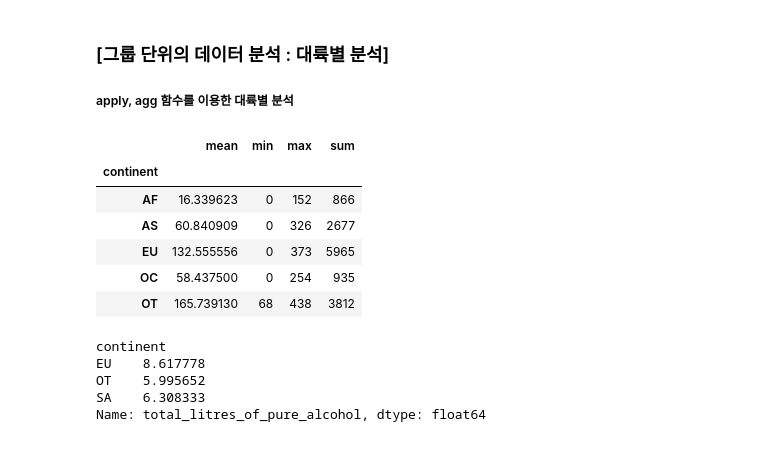
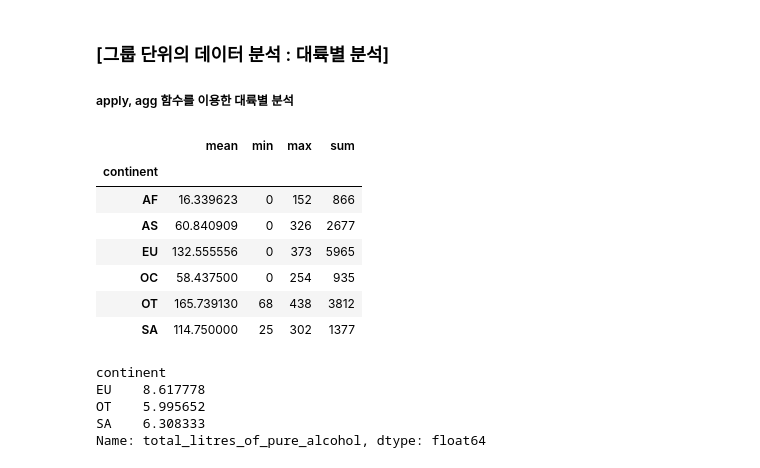
Before and after one commit to Ihan0316/ai_scool, a Jupyter notebook: 7월/7-21/05EDA분석단계-drinking_data-0.ipynb, the cells around one changed output. Saved outputs shown, nothing was run; the diff lists cells and outputs as text; code cells hidden in the pictures.

```diff
--- a/7월/7-21/05EDA분석단계-drinking_data-0.ipynb
+++ b/7월/7-21/05EDA분석단계-drinking_data-0.ipynb
@@ -138,5 +128,6 @@ dtype: object
 # %%
 # 결측데이터를 처리합니다 : 기타 대륙으로 통합 -> 'OT'
+drinks['continent'] = drinks['continent'].fillna('OT')
 # %%
 drinks.head(10)
 # %% [output]
@@ -172,13 +163,17 @@ plt.show()
 ##### apply, agg 함수를 이용한 대륙별 분석
 # %%
 # 대륙별 spirit_servings의 평균, 최소, 최대, 합계를 계산합니다.
+
+result = drinks.groupby('continent').spirit_servings.agg(['mean','min','max','sum'])
+result
 # %% [output]
 |  | mean | min | max | sum |
 | continent |  |  |  |  |
 | AF | 16.339623 | 0 | 152 | 866 |
 | AS | 60.840909 | 0 | 326 | 2677 |
 | EU | 132.555556 | 0 | 373 | 5965 |
 | OC | 58.437500 | 0 | 254 | 935 |
 | OT | 165.739130 | 68 | 438 | 3812 |
+| SA | 114.750000 | 25 | 302 | 1377 |
 # %%
 # 전체 평균보다 많은 알코올을 섭취하는 대륙을 구합니다.
```
Also changed, not shown: parts of 18 cells of this notebook.
